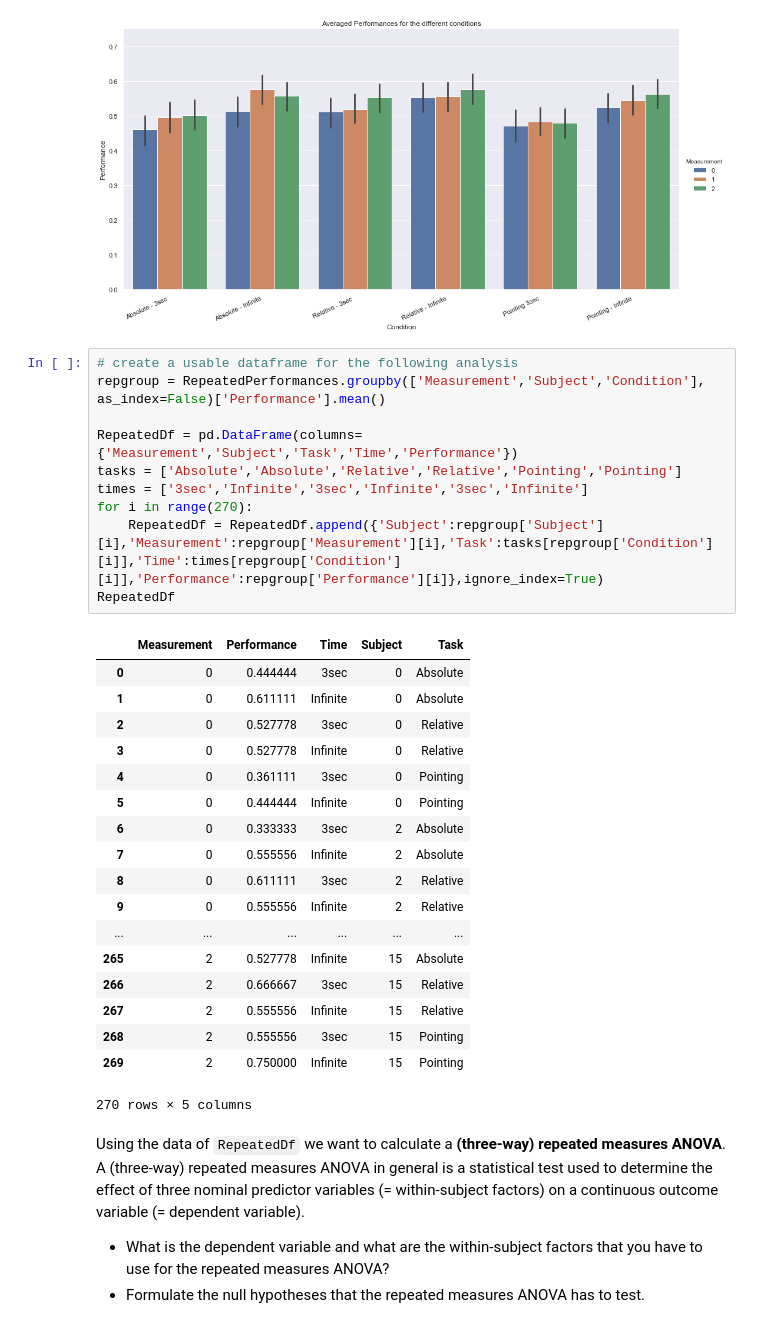
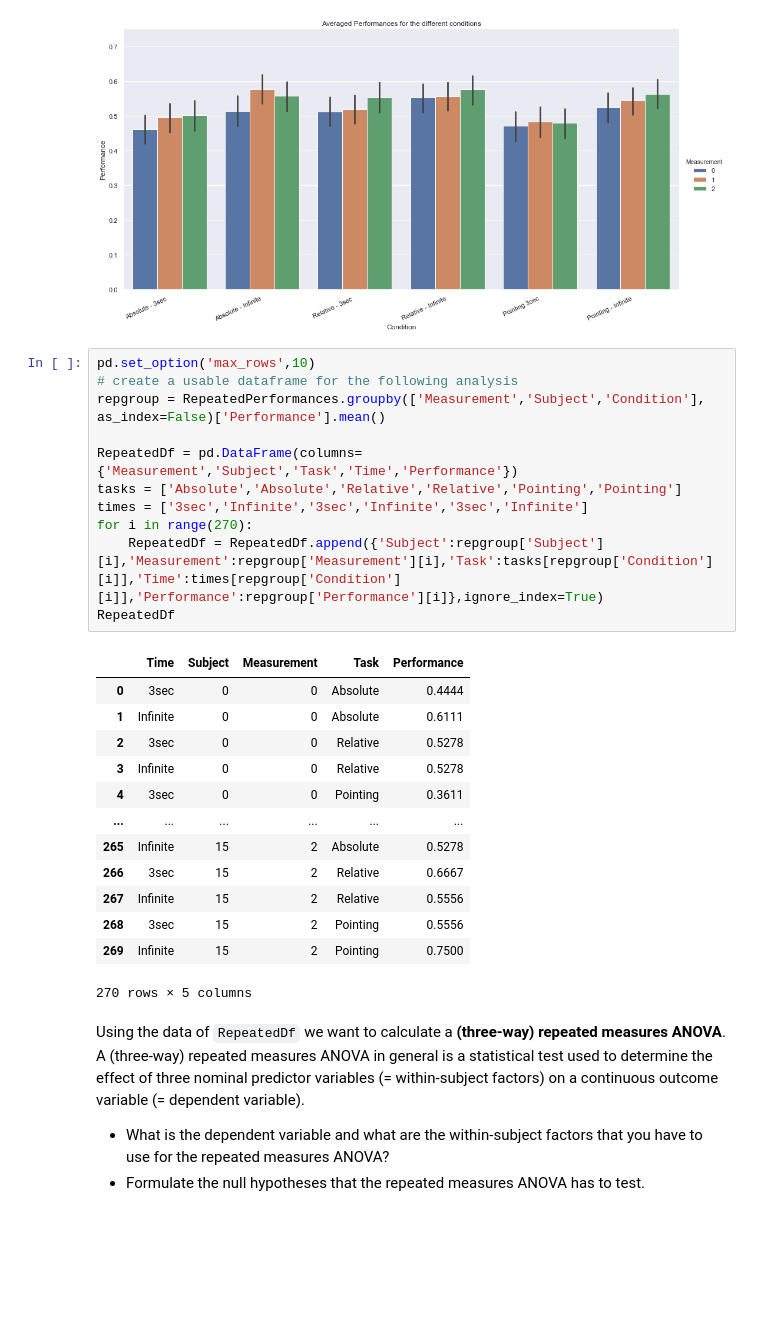
Before and after one commit to NBP-ACC/week-6-acc_01, a Jupyter notebook: sheet04.ipynb, the cells around one changed output. Drawn from its saved outputs; the diff is of its cells as text; blank space fills up the shorter version.

````diff
--- a/sheet04.ipynb
+++ b/sheet04.ipynb
@@ -235,33 +235,29 @@ ax.set_xticklabels(conditions, rotation=25, ha="right");
 # %% [output]
 [figure]
 # %%
+pd.set_option('max_rows',10)
 # create a usable dataframe for the following analysis
 repgroup = RepeatedPerformances.groupby(['Measurement','Subject','Condition'], as_index=False)['Performance'].mean()
 
 RepeatedDf = pd.DataFrame(columns={'Measurement','Subject','Task','Time','Performance'})
 tasks = ['Absolute','Absolute','Relative','Relative','Pointing','Pointing']
 times = ['3sec','Infinite','3sec','Infinite','3sec','Infinite']
 for i in range(270):
     RepeatedDf = RepeatedDf.append({'Subject':repgroup['Subject'][i],'Measurement':repgroup['Measurement'][i],'Task':tasks[repgroup['Condition'][i]],'Time':times[repgroup['Condition'][i]],'Performance':repgroup['Performance'][i]},ignore_index=True)
 RepeatedDf
 # %% [output]
-|  | Measurement | Performance | Time | Subject | Task |
-| 0 | 0 | 0.444444 | 3sec | 0 | Absolute |
-| 1 | 0 | 0.611111 | Infinite | 0 | Absolute |
-| 2 | 0 | 0.527778 | 3sec | 0 | Relative |
-| 3 | 0 | 0.527778 | Infinite | 0 | Relative |
-| 4 | 0 | 0.361111 | 3sec | 0 | Pointing |
-| 5 | 0 | 0.444444 | Infinite | 0 | Pointing |
-| 6 | 0 | 0.333333 | 3sec | 2 | Absolute |
-| 7 | 0 | 0.555556 | Infinite | 2 | Absolute |
-| 8 | 0 | 0.611111 | 3sec | 2 | Relative |
-| 9 | 0 | 0.555556 | Infinite | 2 | Relative |
+|  | Time | Subject | Measurement | Task | Performance |
+| 0 | 3sec | 0 | 0 | Absolute | 0.4444 |
+| 1 | Infinite | 0 | 0 | Absolute | 0.6111 |
+| 2 | 3sec | 0 | 0 | Relative | 0.5278 |
+| 3 | Infinite | 0 | 0 | Relative | 0.5278 |
+| 4 | 3sec | 0 | 0 | Pointing | 0.3611 |
 | ... | ... | ... | ... | ... | ... |
-| 265 | 2 | 0.527778 | Infinite | 15 | Absolute |
-| 266 | 2 | 0.666667 | 3sec | 15 | Relative |
-| 267 | 2 | 0.555556 | Infinite | 15 | Relative |
-| 268 | 2 | 0.555556 | 3sec | 15 | Pointing |
-| 269 | 2 | 0.750000 | Infinite | 15 | Pointing |
+| 265 | Infinite | 15 | 2 | Absolute | 0.5278 |
+| 266 | 3sec | 15 | 2 | Relative | 0.6667 |
+| 267 | Infinite | 15 | 2 | Relative | 0.5556 |
+| 268 | 3sec | 15 | 2 | Pointing | 0.5556 |
+| 269 | Infinite | 15 | 2 | Pointing | 0.7500 |
 270 rows × 5 columns
 # %% [markdown]
 Using the data of ```RepeatedDf``` we want to calculate a **(three-way) repeated measures ANOVA**. A (three-way) repeated measures ANOVA in general is a statistical test used to determine the effect of three nominal predictor variables (= within-subject factors) on a continuous outcome variable (= dependent variable).
````
Also changed, not shown: parts of 3 cells of this notebook.
